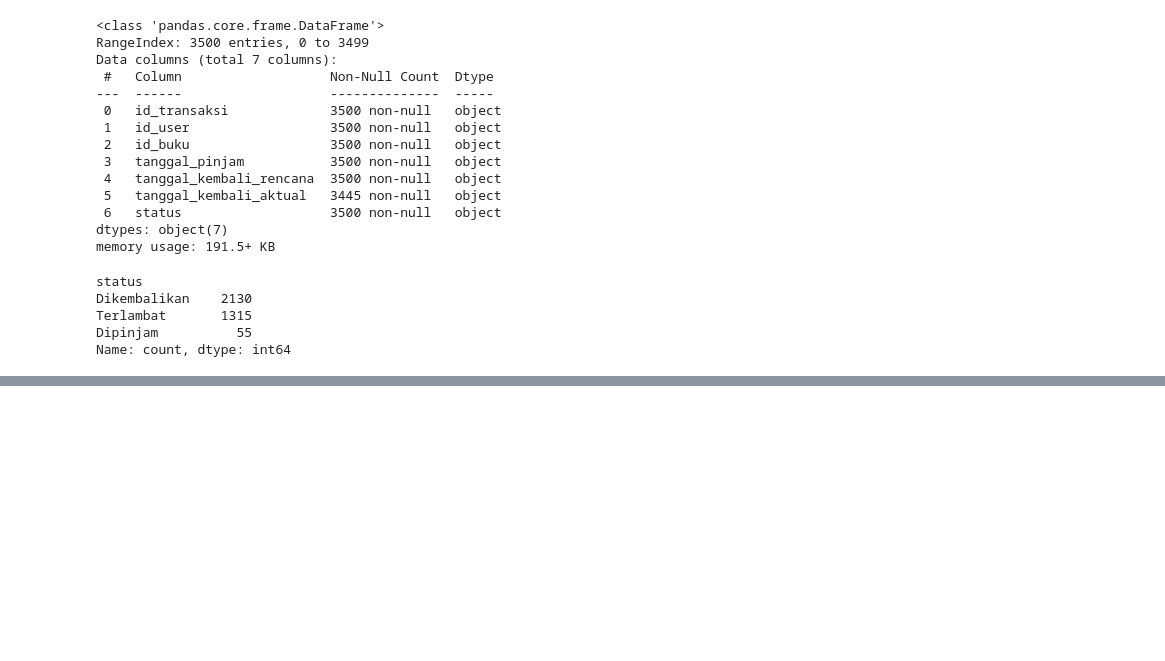
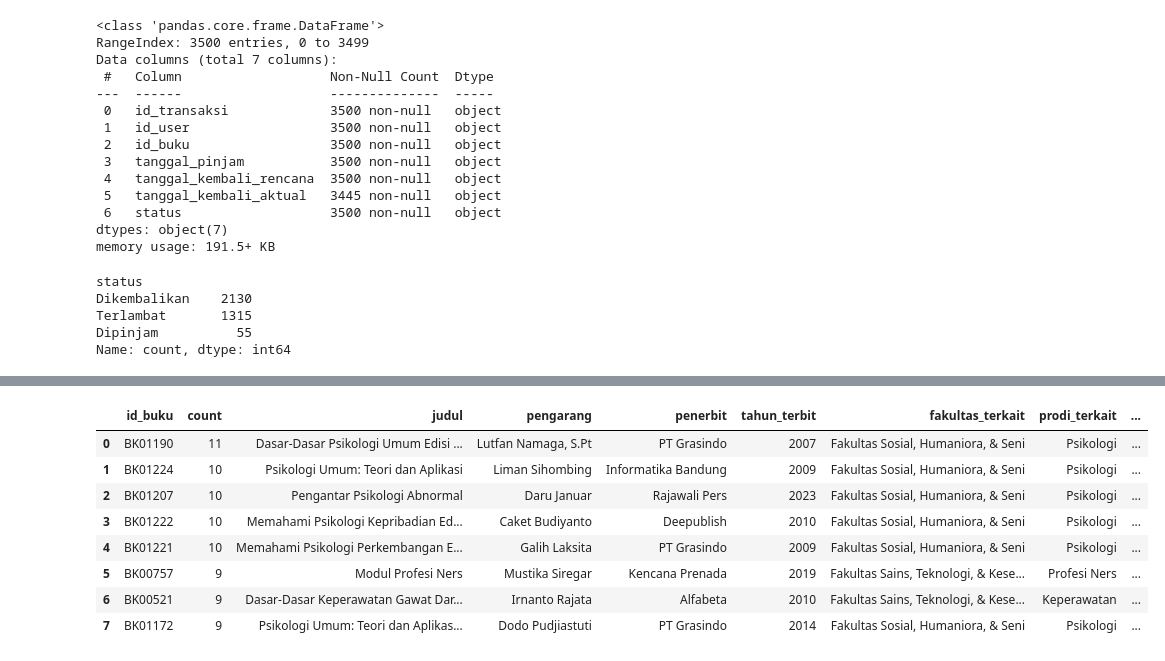
Before and after one commit to mayanggumelarr/Hybrid-Library-Book-Recomendation-Content-Base-Filtering, a Jupyter notebook: cbf-book-rec.ipynb, the cells around one changed output, grey strips where cells are left out. Saved outputs shown, nothing was run; the diff lists cells and outputs as text; code cells hidden in the pictures; blank space fills up the shorter version.

```diff
--- a/cbf-book-rec.ipynb
+++ b/cbf-book-rec.ipynb
@@ -343,0 +347,8 @@ Name: count, dtype: int64
+# %%
+id_buku_terpinjam = df_trs['id_buku'].value_counts()
+id_buku_terpinjam_sorted = id_buku_terpinjam.sort_values(ascending=False)
+print("Buku terpinjam dari yang paling banyak: ", id_buku_terpinjam_sorted)
+
+# Buku terpinjam terbanyak
+most_terpinjam = id_buku_terpinjam[id_buku_terpinjam.values >= 9]
+print('Buku paling banyak terpinjam: ', most_terpinjam)
@@ -343,0 +388,20 @@ Name: count, dtype: int64
+# %%
+# Join untuk buat data baru
+join_buku_paling_terpinjam = pd.merge(
+    most_terpinjam,
+    nama_buku_paling_banyak_dipinjam,
+    on='id_buku',
+    how='inner'
+)
+
+join_buku_paling_terpinjam
+# %% [output]
+|  | id_buku | count | judul | pengarang | penerbit | tahun_terbit | fakultas_terkait | prodi_terkait | ... |
+| 0 | BK01190 | 11 | Dasar-Dasar Psikologi Umum Edisi ... | Lutfan Namaga, S.Pt | PT Grasindo | 2007 | Fakultas Sosial, Humaniora, & Seni | Psikologi | ... |
+| 1 | BK01224 | 10 | Psikologi Umum: Teori dan Aplikasi | Liman Sihombing | Informatika Bandung | 2009 | Fakultas Sosial, Humaniora, & Seni | Psikologi | ... |
+| 2 | BK01207 | 10 | Pengantar Psikologi Abnormal | Daru Januar | Rajawali Pers | 2023 | Fakultas Sosial, Humaniora, & Seni | Psikologi | ... |
+| 3 | BK01222 | 10 | Memahami Psikologi Kepribadian Ed... | Caket Budiyanto | Deepublish | 2010 | Fakultas Sosial, Humaniora, & Seni | Psikologi | ... |
+| 4 | BK01221 | 10 | Memahami Psikologi Perkembangan E... | Galih Laksita | PT Grasindo | 2009 | Fakultas Sosial, Humaniora, & Seni | Psikologi | ... |
+| 5 | BK00757 | 9 | Modul Profesi Ners | Mustika Siregar | Kencana Prenada | 2019 | Fakultas Sains, Teknologi, & Kese... | Profesi Ners | ... |
+| 6 | BK00521 | 9 | Dasar-Dasar Keperawatan Gawat Dar... | Irnanto Rajata | Alfabeta | 2010 | Fakultas Sains, Teknologi, & Kese... | Keperawatan | ... |
+| 7 | BK01172 | 9 | Psikologi Umum: Teori dan Aplikas... | Dodo Pudjiastuti | PT Grasindo | 2014 | Fakultas Sosial, Humaniora, & Seni | Psikologi | ... |
```
Also changed, not shown: parts of 5 cells of this notebook, 1 other file.
